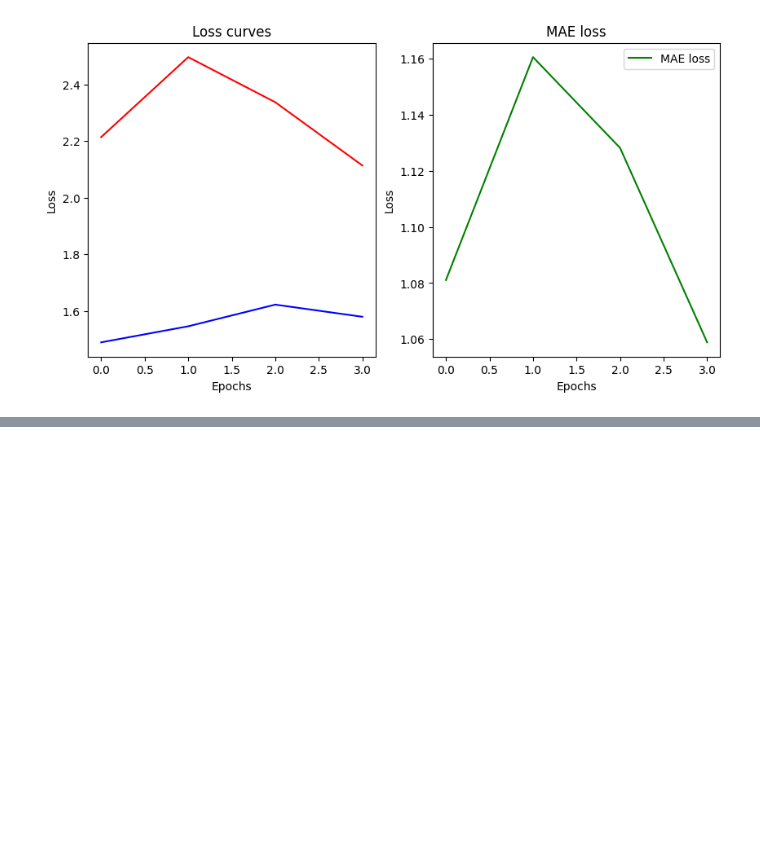
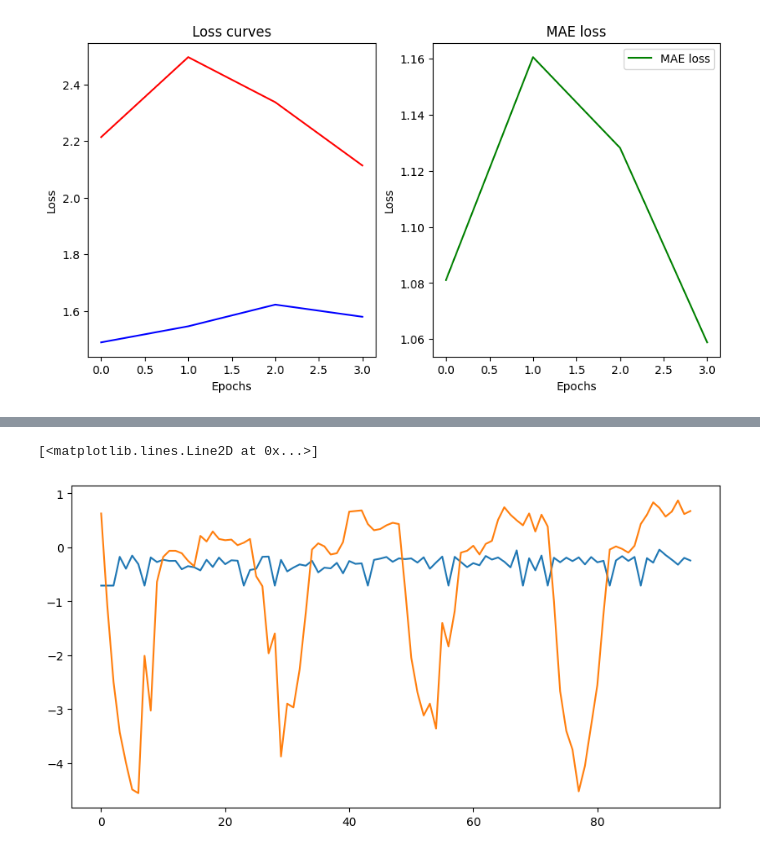
Before and after one commit to Matthev00/LLM_for_forecasting, a Jupyter notebook: TimeLLM.ipynb, the cells around one changed output, grey strips where cells are left out. Saved outputs shown, nothing was run; the diff lists cells and outputs as text; code cells hidden in the pictures; blank space fills up the shorter version.

```diff
--- a/TimeLLM.ipynb
+++ b/TimeLLM.ipynb
@@ -922,7 +922,7 @@ class Args:
         self.llm_dim = 768
 
         # Optimization parameters
-        self.train_epochs = 4
+        self.train_epochs = 3
         self.batch_size = 32
         self.patience = 10
         self.learning_rate = 0.0001
@@ -1108,3 +1078,22 @@ plot_loss_curves(results)
 [figure]
 # %%
 save_model(model, "time_llm_12_epochs.pth")
+# %%
+set_seeds()
+device = torch.device("cuda:0" if torch.cuda.is_available() else "cpu")
+args = Args(100)
+args.content = load_content(args)
+args.num_workers = os.cpu_count()
+model = TimeLLM(args).float()
+
+test_data, test_loader = data_provider(args, "test")
+X, y = next(iter(test_loader))
+print("X_shape:", X.shape)
+print("y_shape:", y.shape)
+
+model = load_model(model, "time_llm_12_epochs.pth", device=device)
+model.to(device)
+with torch.inference_mode():
+    pred = model(X.to(device))
+
+print(pred)
@@ -1110,0 +1120,8 @@ save_model(model, "time_llm_12_epochs.pth")
+# %%
+f_dim = -1 if args.features == "MS" else 0
+pred = pred[-1,-args.pred_len :, f_dim:]
+y = y[-1,-args.pred_len :, f_dim:]
+y.shape
+# %% [output]
+[<matplotlib.lines.Line2D at 0x...>]
+[figure, added]
```
Also changed, not shown: parts of 7 cells of this notebook.
